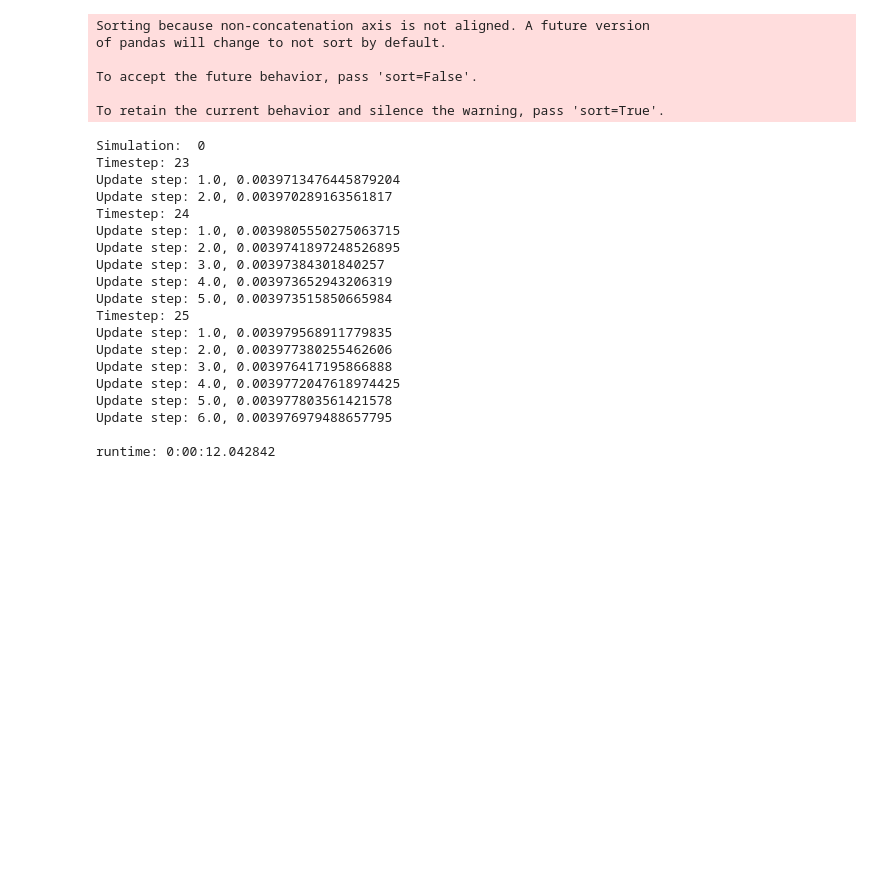
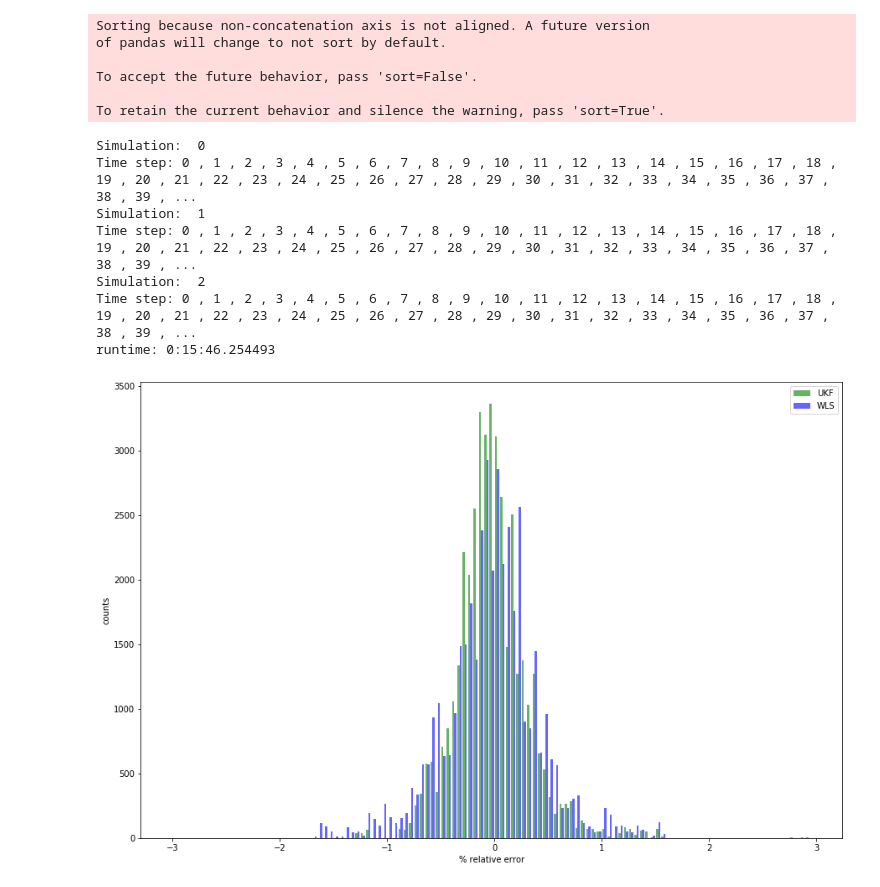
Before and after one commit to Nitty12/IAEW-student-job, a Jupyter notebook: EKF_cleaned_10.02.2020.ipynb, the cells around one changed output. Saved outputs shown, nothing was run; the diff lists cells and outputs as text; code cells hidden in the pictures; blank space fills up the shorter version.

```diff
--- a/EKF_cleaned_10.02.2020.ipynb
+++ b/EKF_cleaned_10.02.2020.ipynb
@@ -296 +341,26 @@ def estimate_EKF(dk, net, eppci, nBus, slackbus, nUpdates, s, ts):
+# %%
+def stateTransUKF(x, nBus):
+    F = np.eye(2 * nBus)
+    return np.dot(F, x)
+# %%
+def UKF_init(net, eppci, nBus, nMeas, std_pq, std_v_bus):
+    # sigma points
+    sigmas = MerweScaledSigmaPoints(2*nBus, alpha=.1, beta=2., kappa=3-(2*nBus))
+#     sigmas = SimplexSigmaPoints(2*nBus)
+#     sigmas = MerweScaledSigmaPoints(2*nBus, alpha=.1, beta=2., kappa=0)
+    ukf = UnscentedKalmanFilter(dim_x=2 * nBus, dim_z=nMeas, hx=create_hx, fx=stateTransUKF, points=sigmas)
+    # measurement noise, R
+    R = (std_pq ** 2) * np.eye(nMeas)
+    # process noise, Q
+    Q = 0.001 * np.eye(2 * nBus)
+    vMeas = len(net.measurement.query('measurement_type == "v"'))
+    for i in range(vMeas):
+        R[(nMeas-1)-i,(nMeas-1)-i] = (std_v_bus**2)
+
+    # state vector is stored in eppci.E
+#     eppci.E = eppci.E.reshape(-1, 1)
+    ukf.x = eppci.E
+    ukf.R = R
+    ukf.Q = Q
+    return ukf
 # %%
@@ -382,8 +448,8 @@ def runSimulations(nSim, time_steps, net, nBus, nBusAct, nMeas, std_pq, std_v_bu
 # %%
 #retrieving sample grid from simbench
 # sb_code = "1-MV-comm--0-sw"
-# sb_code = "1-LV-rural3--0-sw"
-sb_code = "1-LV-rural3--0-sw"
+sb_code = "1-MV-urban--0-sw"
+# sb_code = "1-MV-urban--0-sw"
 net = sb.get_simbench_net(sb_code)
 # in simbench sgen is positive for generation but in pandapower sgen is negative for generation
 # converting positive value to negative for use in pandapower
@@ -402,55 +468,49 @@ net.measurement.drop(iniMeas, inplace=True)
 
 create_measurements(std_pq, std_v_bus)
 
 YMat, Yf, Yt, ppc, eppci = buildAdmittanceMat(net, init="flat", calculate_voltage_angles=False)
 
 nBus, nBuspp, nBusAct, nMeas, slackbus = getBusInfo(YMat, net, ppc, eppci)
 
 # get profile associated with the network
 profiles = sb.get_absolute_values(net, profiles_instead_of_study_cases=True)
 
 start = datetime.now()
 
 # number of simulations needed
-nSim = 1
+nSim = 3
 # for storing the states
 time_steps = range(50)
 
 resultMask = createResultMask(net, nBus, nBusAct)
 
-xs, real_xs, wls_xs, nUpdates = runSimulations(nSim, time_steps, net, nBus, nBusAct, nMeas, std_pq, std_v_bus, profiles, resultMask)
+# select between EKF and UKF
+alg = "UKF"
+xs, real_xs, wls_xs, nUpdates = runSimulations(alg, nSim, time_steps, net, nBus, nBusAct, nMeas, std_pq, std_v_bus, profiles, resultMask)
+# saveArrays(xs = xs, wls_xs = wls_xs, real_xs = real_xs)
 
-# saveArrays(xs = None, wls_xs = wls_xs, real_xs = real_xs)
 # # Plotting the estimated and real values of a particular state variable
-# # plotStates(8, time_steps, xs, real_xs, wls_xs)
+# plotStates(alg, 10, time_steps, xs, real_xs, wls_xs)
+# plotStates(alg, 200, time_steps, xs, real_xs, wls_xs)
 # # Plotting the relative error of estimated values
+plotError(alg, real_xs, wls_xs, xs)
+
 # # plotError(real_xs, wls_xs, xs)
 # %% [output]
 Sorting because non-concatenation axis is not aligned. A future version
 of pandas will change to not sort by default.
 
 To accept the future behavior, pass 'sort=False'.
 
 To retain the current behavior and silence the warning, pass 'sort=True'.
 Simulation:  0
-Timestep: 23
-Update step: 1.0, 0.0039713476445879204
-Update step: 2.0, 0.003970289163561817
-Timestep: 24
-Update step: 1.0, 0.0039805550275063715
-Update step: 2.0, 0.0039741897248526895
-Update step: 3.0, 0.00397384301840257
-Update step: 4.0, 0.003973652943206319
-Update step: 5.0, 0.003973515850665984
-Timestep: 25
-Update step: 1.0, 0.003979568911779835
-Update step: 2.0, 0.003977380255462606
-Update step: 3.0, 0.003976417195866888
-Update step: 4.0, 0.0039772047618974425
-Update step: 5.0, 0.003977803561421578
-Update step: 6.0, 0.003976979488657795
-
-runtime: 0:00:12.042842
+Time step: 0 , 1 , 2 , 3 , 4 , 5 , 6 , 7 , 8 , 9 , 10 , 11 , 12 , 13 , 14 , 15 , 16 , 17 , 18 , 19 , 20 , 21 , 22 , 23 , 24 , 25 , 26 , 27 , 28 , 29 , 30 , 31 , 32 , 33 , 34 , 35 , 36 , 37 , 38 , 39 , ...
+Simulation:  1
+Time step: 0 , 1 , 2 , 3 , 4 , 5 , 6 , 7 , 8 , 9 , 10 , 11 , 12 , 13 , 14 , 15 , 16 , 17 , 18 , 19 , 20 , 21 , 22 , 23 , 24 , 25 , 26 , 27 , 28 , 29 , 30 , 31 , 32 , 33 , 34 , 35 , 36 , 37 , 38 , 39 , ...
+Simulation:  2
+Time step: 0 , 1 , 2 , 3 , 4 , 5 , 6 , 7 , 8 , 9 , 10 , 11 , 12 , 13 , 14 , 15 , 16 , 17 , 18 , 19 , 20 , 21 , 22 , 23 , 24 , 25 , 26 , 27 , 28 , 29 , 30 , 31 , 32 , 33 , 34 , 35 , 36 , 37 , 38 , 39 , ...
+runtime: 0:15:46.254493
+[figure, added]
 # %%
 # real_xs = np.loadtxt('real_xs.txt')
 # wls_xs = np.loadtxt('wls_xs.txt')
```
Also changed, not shown: parts of 10 cells of this notebook, 14 other files.
